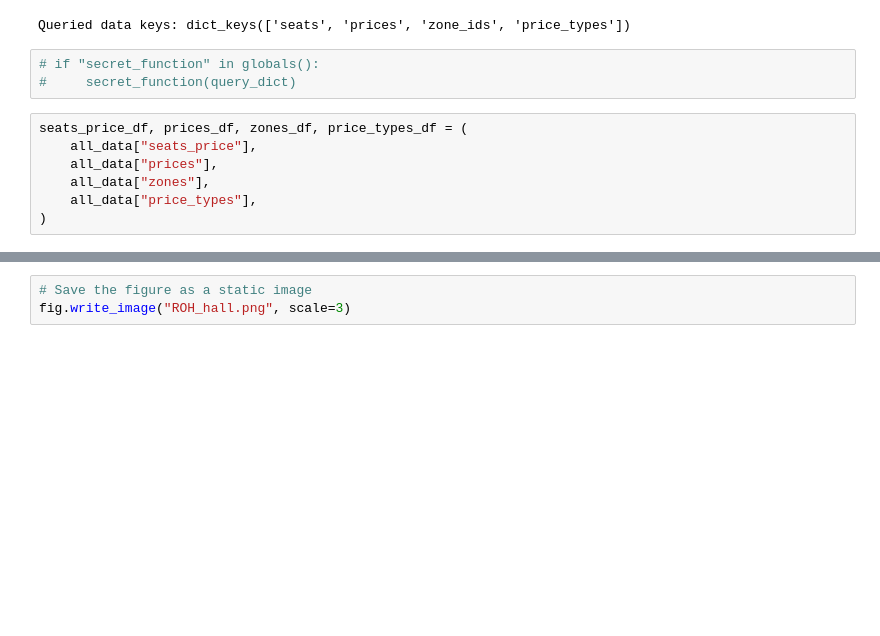
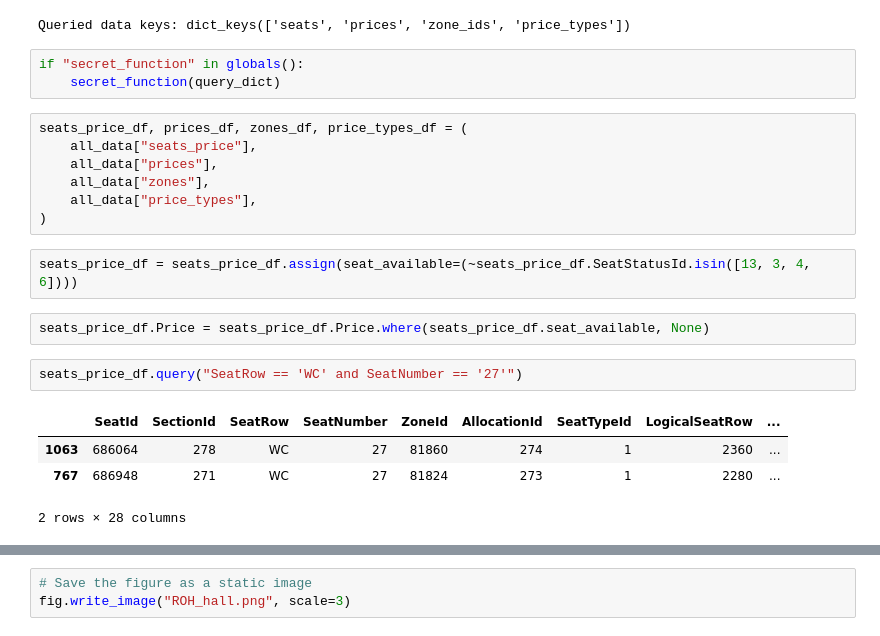
Before and after one commit to VitaminB16/roh_tickets, a Jupyter notebook: playground.ipynb, the cells around one changed output, grey strips where cells are left out. Drawn from its saved outputs; the diff is of its cells as text; blank space fills up the shorter version.

Commit message:
Seat availability + added amphitheatre

```diff
--- a/playground.ipynb
+++ b/playground.ipynb
@@ -24,8 +24,8 @@ all_data = query_all_data(query_dict)
 # %% [output]
 Queried data keys: dict_keys(['seats', 'prices', 'zone_ids', 'price_types'])
 # %%
-# if "secret_function" in globals():
-#     secret_function(query_dict)
+if "secret_function" in globals():
+    secret_function(query_dict)
 # %%
 seats_price_df, prices_df, zones_df, price_types_df = (
     all_data["seats_price"],
@@ -33,6 +33,17 @@ seats_price_df, prices_df, zones_df, price_types_df = (
     all_data["zones"],
     all_data["price_types"],
 )
+# %%
+seats_price_df = seats_price_df.assign(seat_available=(~seats_price_df.SeatStatusId.isin([13, 3, 4, 6])))
+# %%
+seats_price_df.Price = seats_price_df.Price.where(seats_price_df.seat_available, None)
+# %%
+seats_price_df.query("SeatRow == 'WC' and SeatNumber == '27'")
+# %% [output]
+|  | SeatId | SectionId | SeatRow | SeatNumber | ZoneId | AllocationId | SeatTypeId | LogicalSeatRow | ... |
+| 1063 | 686064 | 278 | WC | 27 | 81860 | 274 | 1 | 2360 | ... |
+| 767 | 686948 | 271 | WC | 27 | 81824 | 273 | 1 | 2280 | ... |
+2 rows × 28 columns
 # %%
 import plotly.express as px
 
```
Also changed, not shown: parts of 1 cell of this notebook, 4 other files.
